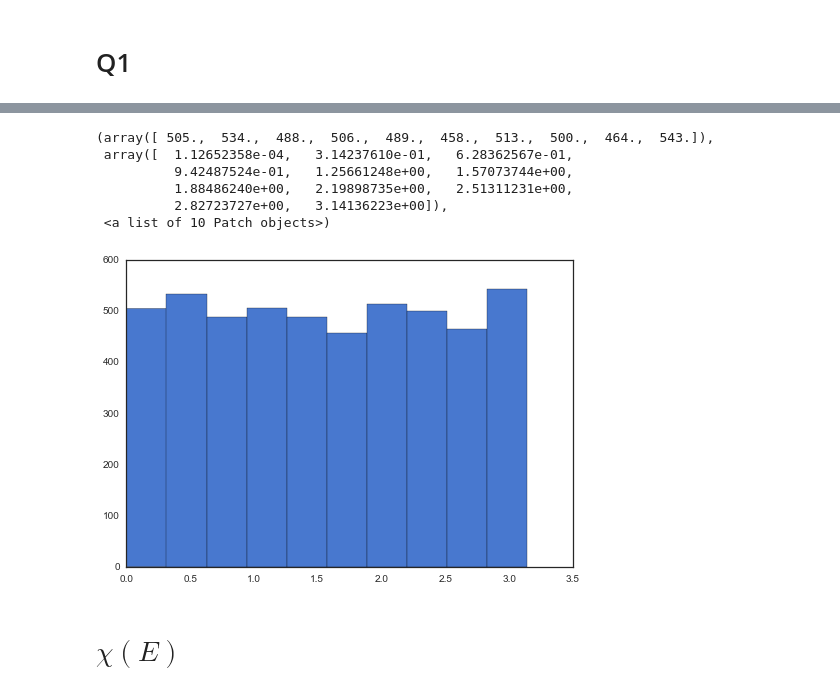
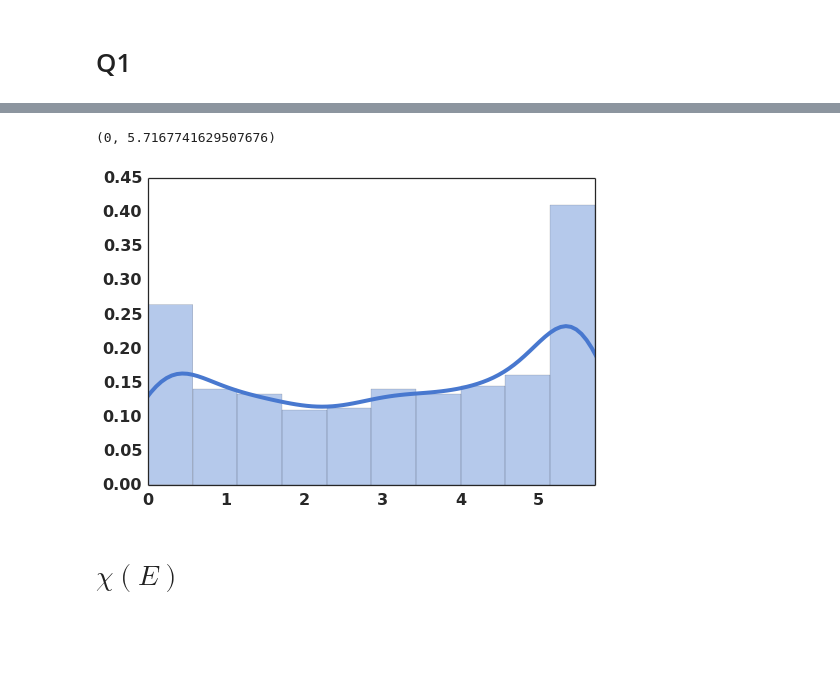
Before and after one commit to jasonmhite/NE770-Reports, a Jupyter notebook: hw1/hw1.ipynb, the cells around one changed output, grey strips where cells are left out. Cells and saved outputs as stored; diff of their text form; code cells hidden in the pictures; blank space fills up the shorter version.

```diff
--- a/hw1/hw1.ipynb
+++ b/hw1/hw1.ipynb
@@ -44,13 +66,10 @@ semilogy(pd.expanding_var(intsampler.X) / np.arange(1, len(intsampler.X) + 1));
-# %%
-hist(np.pi * np.random.rand(5000))
-# %% [output]
-(array([ 505.,  534.,  488.,  506.,  489.,  458.,  513.,  500.,  464.,  543.]),
- array([  1.12652358e-04,   3.14237610e-01,   6.28362567e-01,
-          9.42487524e-01,   1.25661248e+00,   1.57073744e+00,
-          1.88486240e+00,   2.19898735e+00,   2.51311231e+00,
-          2.82723727e+00,   3.14136223e+00]),
- <a list of 10 Patch objects>)
-[figure, removed]
+# %%
+figure()
+sb.distplot(intsampler.X)
+xlim([0, intsampler.X.max()])
+# %% [output]
+(0, 5.7167741629507676)
+[figure, added]
 # %% [markdown]
 # $\chi(E)$
 # %% [markdown]
```
Also changed, not shown: parts of 10 cells of this notebook, 5 other files.
